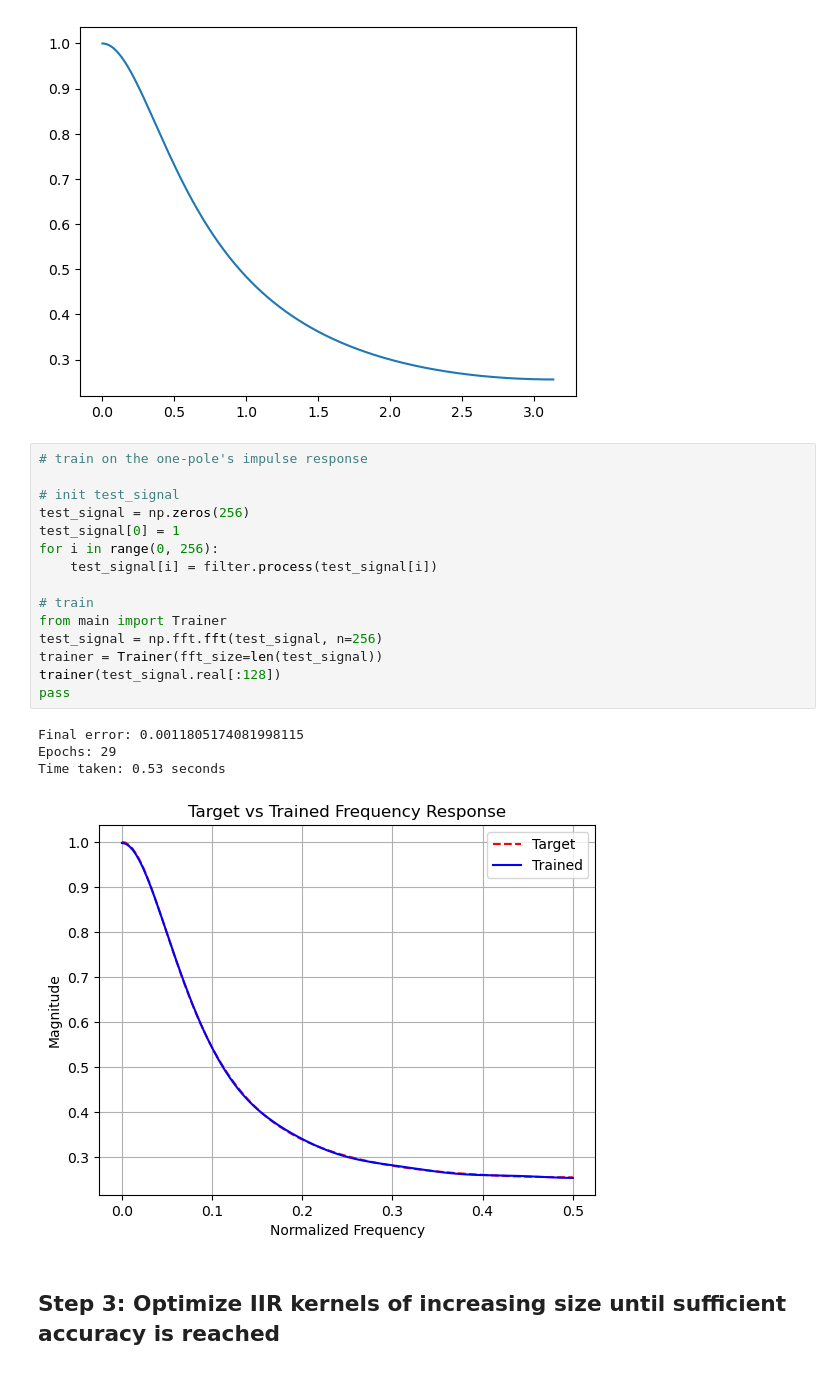
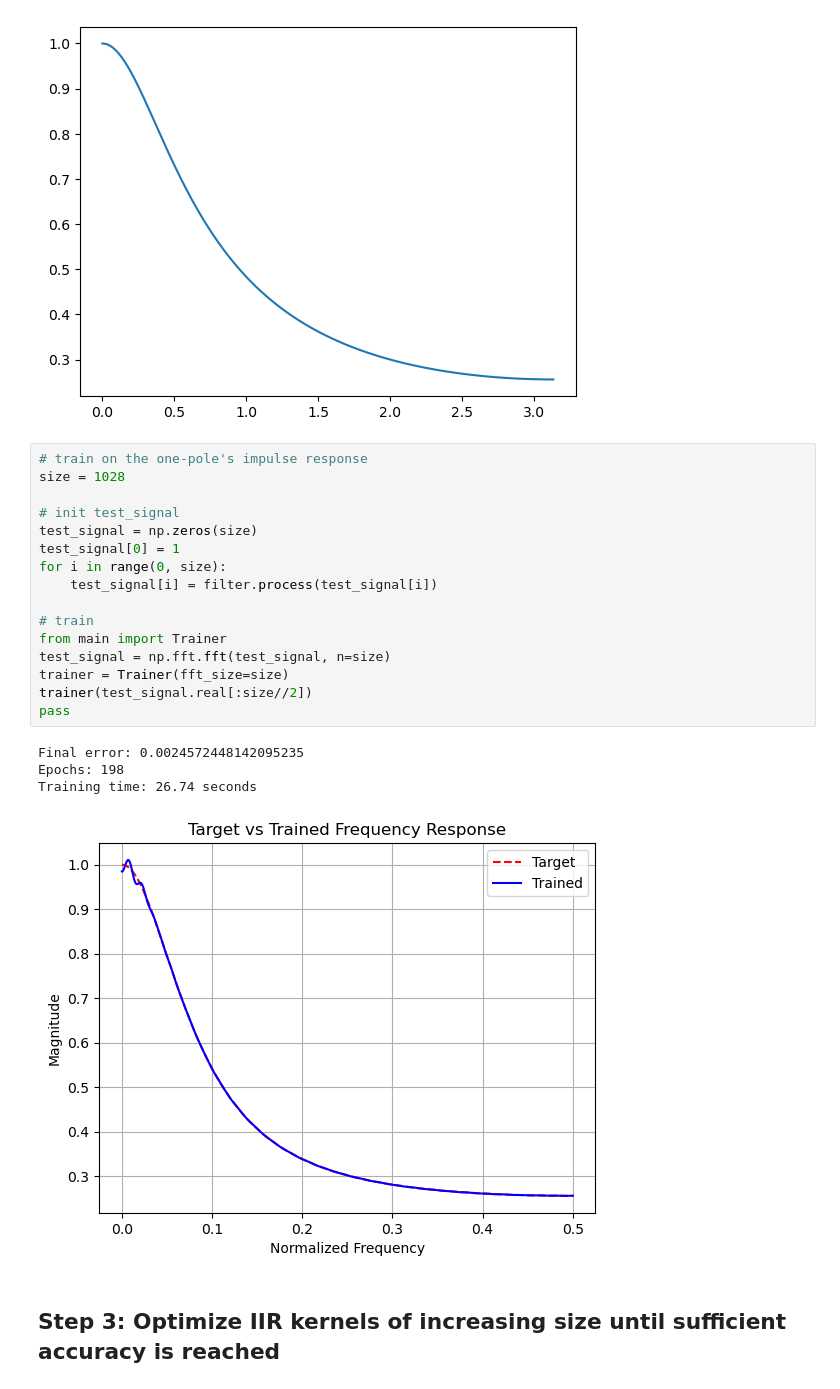
Before and after one commit to joeljaffesd/ir-approx, a Jupyter notebook: notebook.ipynb, the cells around one changed output. Cells and saved outputs as stored; diff of their text form.

Commit message:
Added `emanbareket`'s optimizations.
Training is now MUCH faster for longer IRs / largerFFTsize / more poles, but doesn't perform as well for simpler IRs (like onepole)

```diff
--- a/notebook.ipynb
+++ b/notebook.ipynb
@@ -82,24 +82,25 @@ pass
 [figure]
 # %%
 # train on the one-pole's impulse response
+size = 1028
 
 # init test_signal
-test_signal = np.zeros(256)
+test_signal = np.zeros(size)
 test_signal[0] = 1
-for i in range(0, 256):
+for i in range(0, size):
     test_signal[i] = filter.process(test_signal[i])
 
 # train
 from main import Trainer
-test_signal = np.fft.fft(test_signal, n=256)
-trainer = Trainer(fft_size=len(test_signal))
-trainer(test_signal.real[:128])
+test_signal = np.fft.fft(test_signal, n=size)
+trainer = Trainer(fft_size=size)
+trainer(test_signal.real[:size//2])
 pass
 # %% [output]
-Final error: 0.0011805174081998115
-Epochs: 29
-Time taken: 0.53 seconds
+Final error: 0.0024572448142095235
+Epochs: 198
+Training time: 26.74 seconds
-[figure, old version]
+[figure, new version]
 # %% [markdown]
 ## Step 3: Optimize IIR kernels of increasing size until sufficient accuracy is reached
 # %% [markdown]
```
Also changed, not shown: parts of 1 cell of this notebook, 1 other file.
